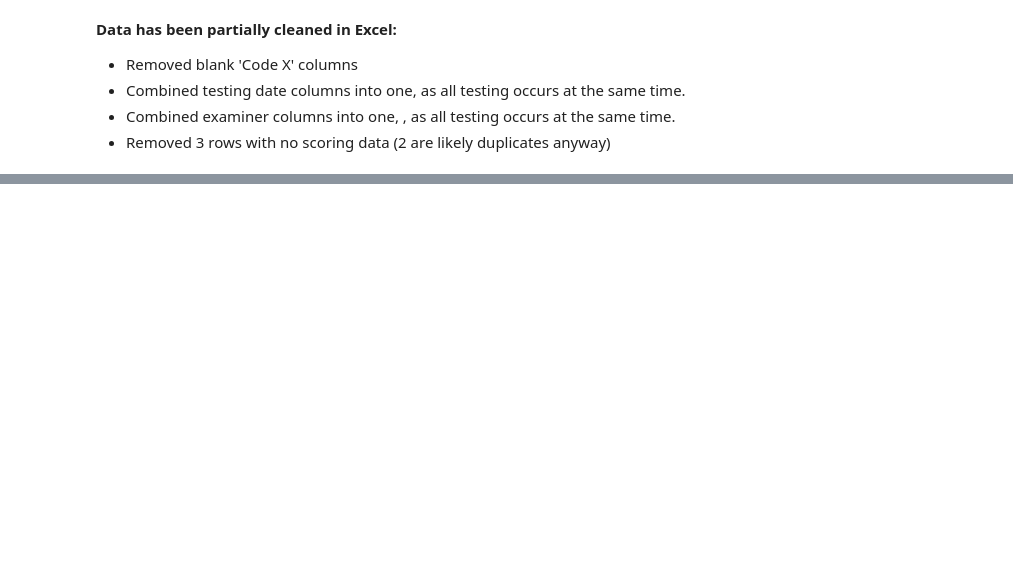
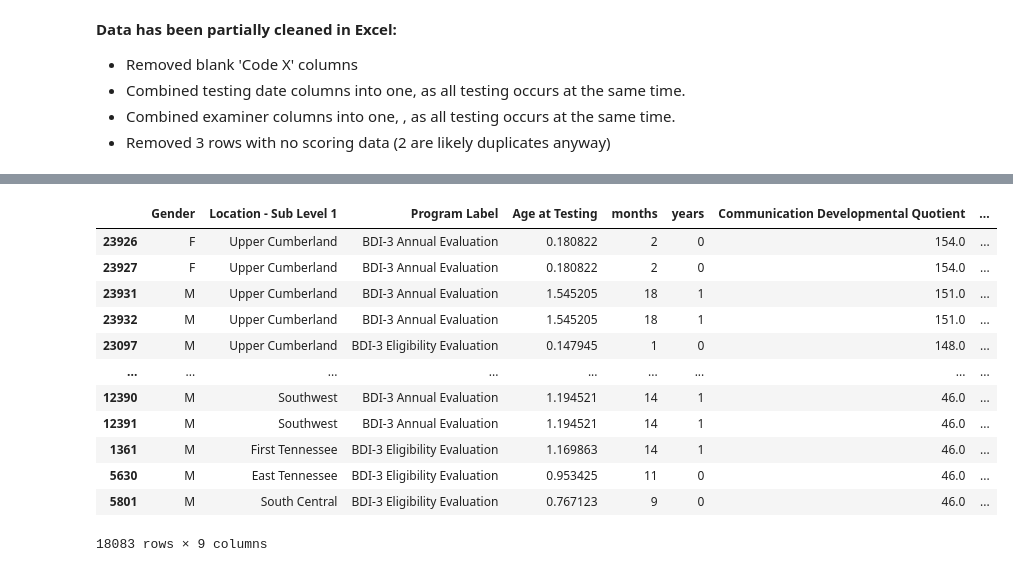
Before and after one commit to NSS-Data-Analytics-Cohort-10/teis-labracoders, a Jupyter notebook: notebooks/eda.ipynb, the cells around one changed output, grey strips where cells are left out. Saved outputs shown, nothing was run; the diff lists cells and outputs as text; code cells hidden in the pictures; blank space fills up the shorter version.

```diff
--- a/notebooks/eda.ipynb
+++ b/notebooks/eda.ipynb
@@ -158,0 +120,16 @@ domain_level_scores
+# %%
+comm_scores.sort_values(by = ['Communication Developmental Quotient', 'Age at Testing'], ascending = [False, False])
+# %% [output]
+|  | Gender | Location - Sub Level 1 | Program Label | Age at Testing | months | years | Communication Developmental Quotient | ... |
+| 23926 | F | Upper Cumberland | BDI-3 Annual Evaluation | 0.180822 | 2 | 0 | 154.0 | ... |
+| 23927 | F | Upper Cumberland | BDI-3 Annual Evaluation | 0.180822 | 2 | 0 | 154.0 | ... |
+| 23931 | M | Upper Cumberland | BDI-3 Annual Evaluation | 1.545205 | 18 | 1 | 151.0 | ... |
+| 23932 | M | Upper Cumberland | BDI-3 Annual Evaluation | 1.545205 | 18 | 1 | 151.0 | ... |
+| 23097 | M | Upper Cumberland | BDI-3 Eligibility Evaluation | 0.147945 | 1 | 0 | 148.0 | ... |
+| ... | ... | ... | ... | ... | ... | ... | ... | ... |
+| 12390 | M | Southwest | BDI-3 Annual Evaluation | 1.194521 | 14 | 1 | 46.0 | ... |
+| 12391 | M | Southwest | BDI-3 Annual Evaluation | 1.194521 | 14 | 1 | 46.0 | ... |
+| 1361 | M | First Tennessee | BDI-3 Eligibility Evaluation | 1.169863 | 14 | 1 | 46.0 | ... |
+| 5630 | M | East Tennessee | BDI-3 Eligibility Evaluation | 0.953425 | 11 | 0 | 46.0 | ... |
+| 5801 | M | South Central | BDI-3 Eligibility Evaluation | 0.767123 | 9 | 0 | 46.0 | ... |
+18083 rows × 9 columns
```
Also changed, not shown: parts of 52 cells of this notebook, 11 other files.
